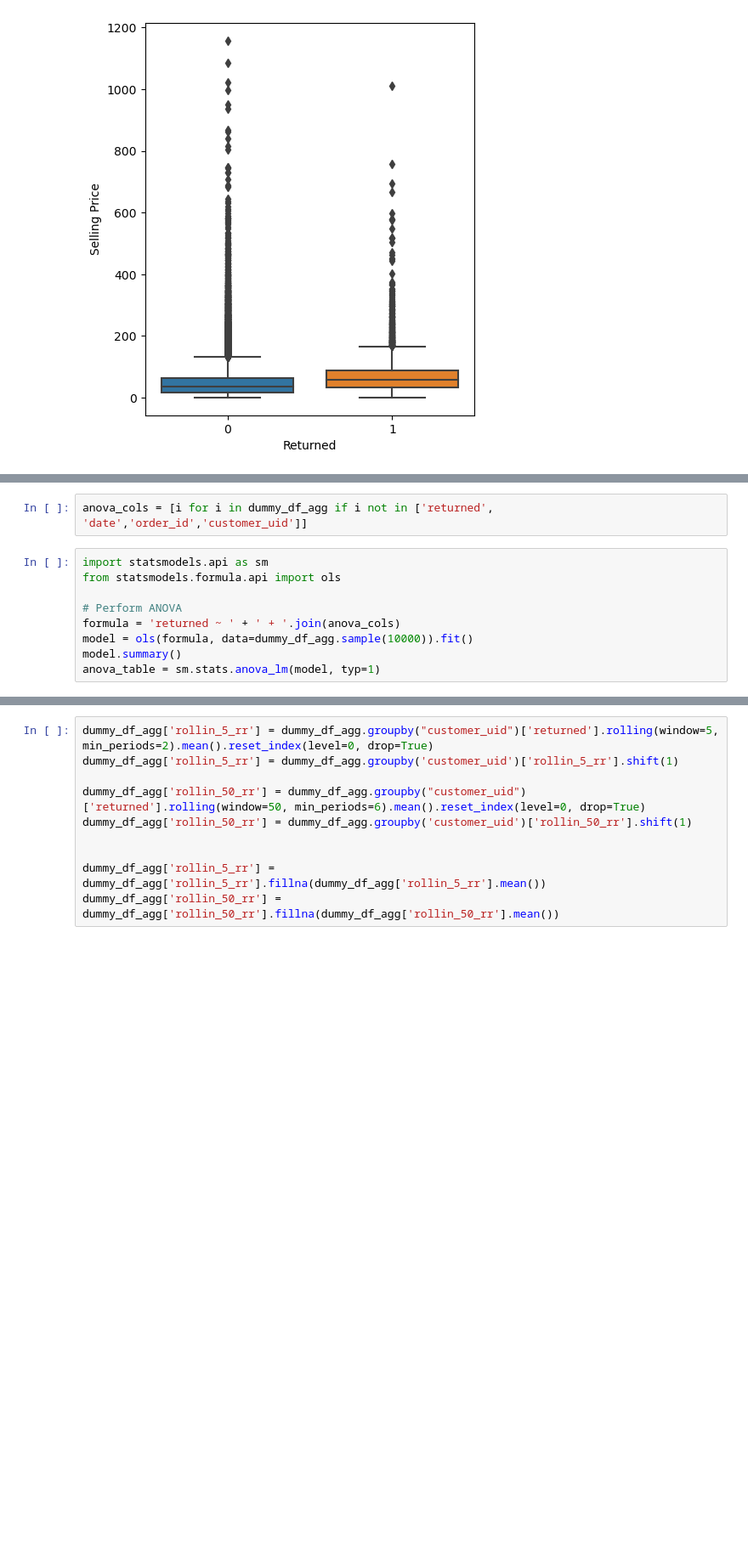
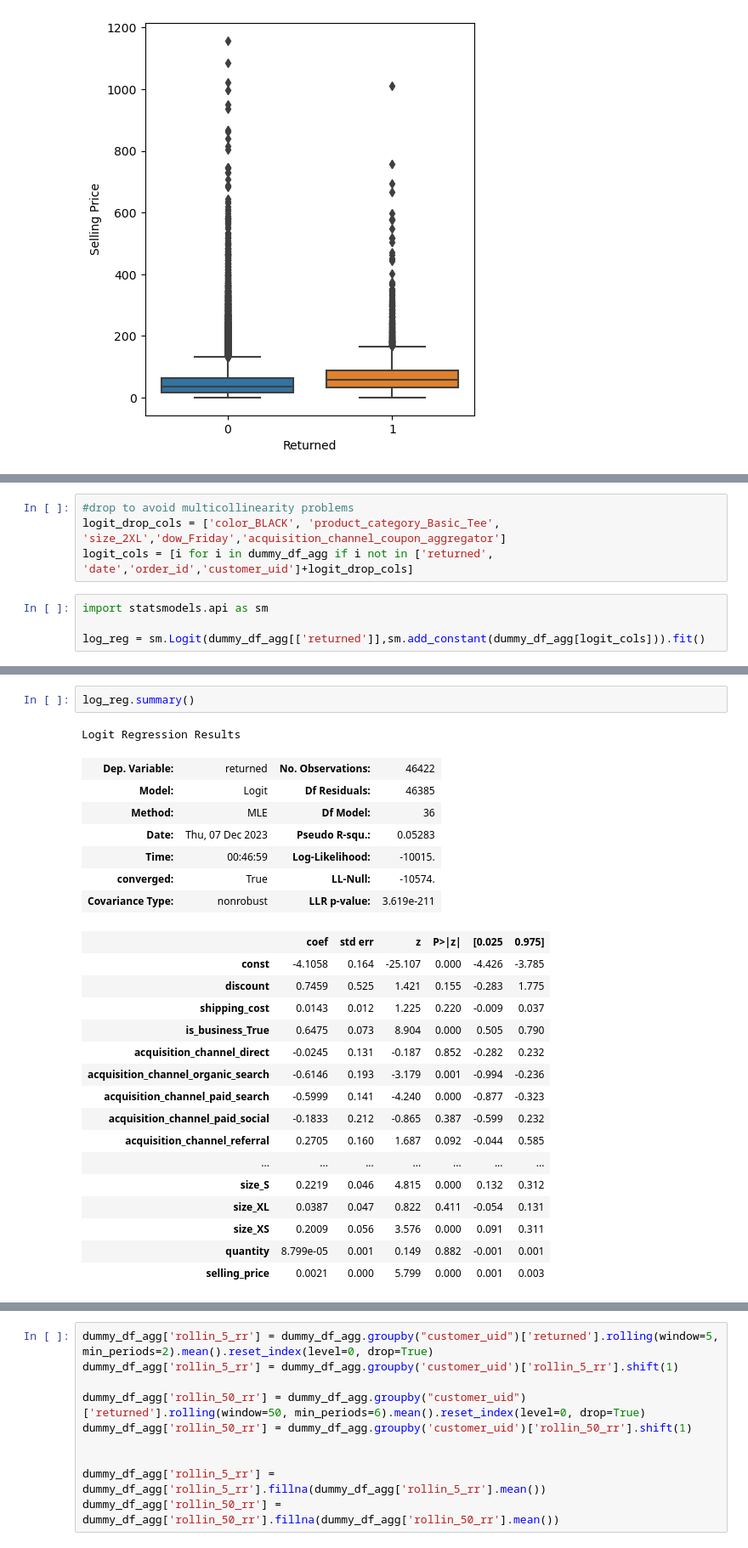
Before and after one commit to patrick-hyland/jiffyshirt, a Jupyter notebook: return_analysis.ipynb, the cells around one changed output, grey strips where cells are left out. Shown at 85% size. Cells and saved outputs as stored; diff of their text form; blank space fills up the shorter version.

```diff
--- a/return_analysis.ipynb
+++ b/return_analysis.ipynb
@@ -240,13 +207,10 @@ dummy_df_agg[dummy_df_agg['returned'] ==1].describe()
 | max | 9.608819e+07 | 2020-12-31 19:06:39.822000 | 0.198000 | 19.950000 | 1.0 | 1.000000 | 1.000000 | ... |
 | std | 2.207299e+07 | NaN | 0.048921 | 1.727303 | 0.0 | 0.467152 | 0.159404 | ... |
 # %%
-anova_cols = [i for i in dummy_df_agg if i not in ['returned', 'date','order_id','customer_uid']]
+#drop to avoid multicollinearity problems
+logit_drop_cols = ['color_BLACK', 'product_category_Basic_Tee', 'size_2XL','dow_Friday','acquisition_channel_coupon_aggregator']
+logit_cols = [i for i in dummy_df_agg if i not in ['returned', 'date','order_id','customer_uid']+logit_drop_cols]
 # %%
 import statsmodels.api as sm
-from statsmodels.formula.api import ols
 
-# Perform ANOVA
-formula = 'returned ~ ' + ' + '.join(anova_cols)
-model = ols(formula, data=dummy_df_agg.sample(10000)).fit()
-model.summary()
-anova_table = sm.stats.anova_lm(model, typ=1)
+log_reg = sm.Logit(dummy_df_agg[['returned']],sm.add_constant(dummy_df_agg[logit_cols])).fit()
@@ -289,0 +221,27 @@ strong multicollinearity problems or that the design matrix is singular.
+# %%
+log_reg.summary()
+# %% [output]
+Logit Regression Results
+| Dep. Variable: | returned | No. Observations: | 46422 |
+| Model: | Logit | Df Residuals: | 46385 |
+| Method: | MLE | Df Model: | 36 |
+| Date: | Thu, 07 Dec 2023 | Pseudo R-squ.: | 0.05283 |
+| Time: | 00:46:59 | Log-Likelihood: | -10015. |
+| converged: | True | LL-Null: | -10574. |
+| Covariance Type: | nonrobust | LLR p-value: | 3.619e-211 |
+|  | coef | std err | z | P>|z| | [0.025 | 0.975] |
+| const | -4.1058 | 0.164 | -25.107 | 0.000 | -4.426 | -3.785 |
+| discount | 0.7459 | 0.525 | 1.421 | 0.155 | -0.283 | 1.775 |
+| shipping_cost | 0.0143 | 0.012 | 1.225 | 0.220 | -0.009 | 0.037 |
+| is_business_True | 0.6475 | 0.073 | 8.904 | 0.000 | 0.505 | 0.790 |
+| acquisition_channel_direct | -0.0245 | 0.131 | -0.187 | 0.852 | -0.282 | 0.232 |
+| acquisition_channel_organic_search | -0.6146 | 0.193 | -3.179 | 0.001 | -0.994 | -0.236 |
+| acquisition_channel_paid_search | -0.5999 | 0.141 | -4.240 | 0.000 | -0.877 | -0.323 |
+| acquisition_channel_paid_social | -0.1833 | 0.212 | -0.865 | 0.387 | -0.599 | 0.232 |
+| acquisition_channel_referral | 0.2705 | 0.160 | 1.687 | 0.092 | -0.044 | 0.585 |
+| ... | ... | ... | ... | ... | ... | ... |
+| size_S | 0.2219 | 0.046 | 4.815 | 0.000 | 0.132 | 0.312 |
+| size_XL | 0.0387 | 0.047 | 0.822 | 0.411 | -0.054 | 0.131 |
+| size_XS | 0.2009 | 0.056 | 3.576 | 0.000 | 0.091 | 0.311 |
+| quantity | 8.799e-05 | 0.001 | 0.149 | 0.882 | -0.001 | 0.001 |
+| selling_price | 0.0021 | 0.000 | 5.799 | 0.000 | 0.001 | 0.003 |
```
Also changed, not shown: parts of 13 cells of this notebook.
